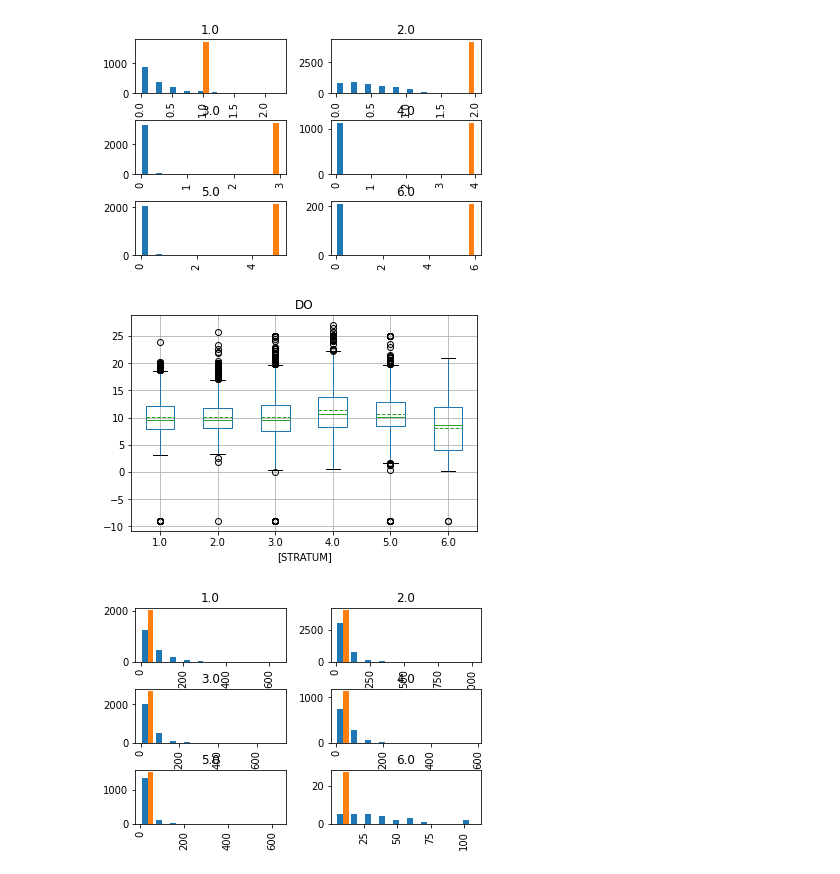
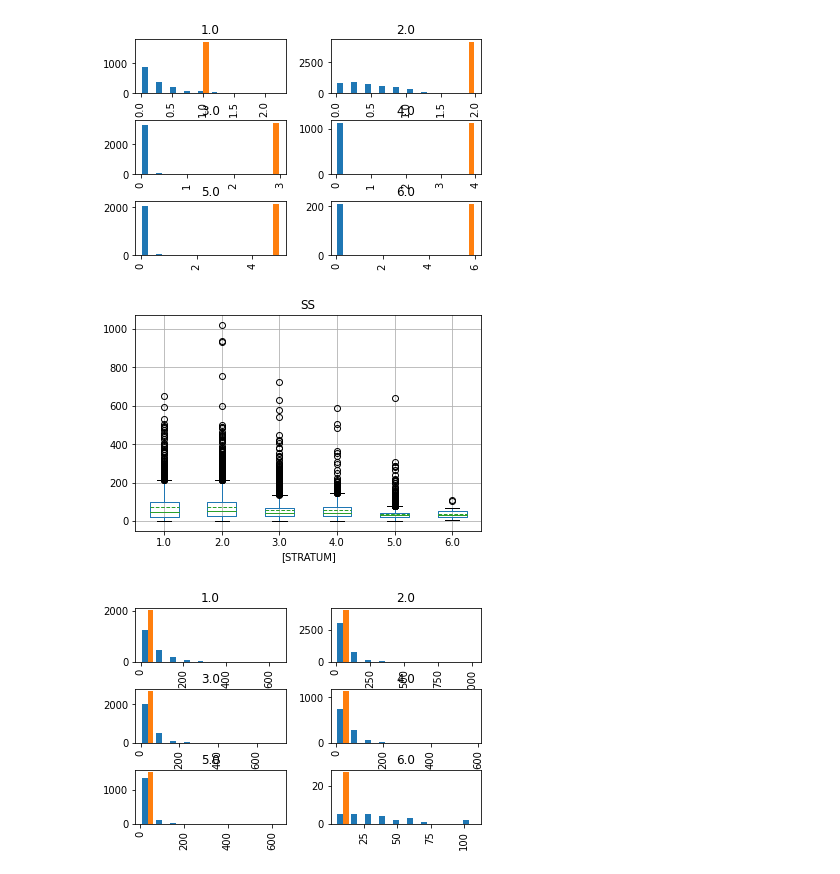
Before and after one commit to amberlee0516/UMR-TDA-2021, a Jupyter notebook: pools EDA/FM/InitialAnalysis.ipynb, the cells around one changed output. Saved outputs shown, nothing was run; the diff lists cells and outputs as text; code cells hidden in the pictures.

```diff
--- a/pools EDA/FM/InitialAnalysis.ipynb
+++ b/pools EDA/FM/InitialAnalysis.ipynb
@@ -184,12 +185,14 @@ plt.show()
 [figure]
 # %%
 # SS boxplot
-water_data[['DO','STRATUM']].boxplot(by = 'STRATUM', meanline = True, showmeans = True, showcaps = True,
+water_data[['SS','STRATUM']].boxplot(by = 'STRATUM', meanline = True, showmeans = True, showcaps = True,
                                     showbox = True, showfliers = True)
 plt.suptitle('')
+plt.savefig(fname = r"C:\Users\forre\Desktop\REU\TDA\Data\EDABoxPlots\ss")
+
 plt.show()
 # %% [output]
-[figure, old version]
+[figure, new version]
 # %%
 # SS histogram
 water_data[['SS','STRATUM']].hist(by = 'STRATUM')
```
Also changed, not shown: parts of 6 cells of this notebook.
